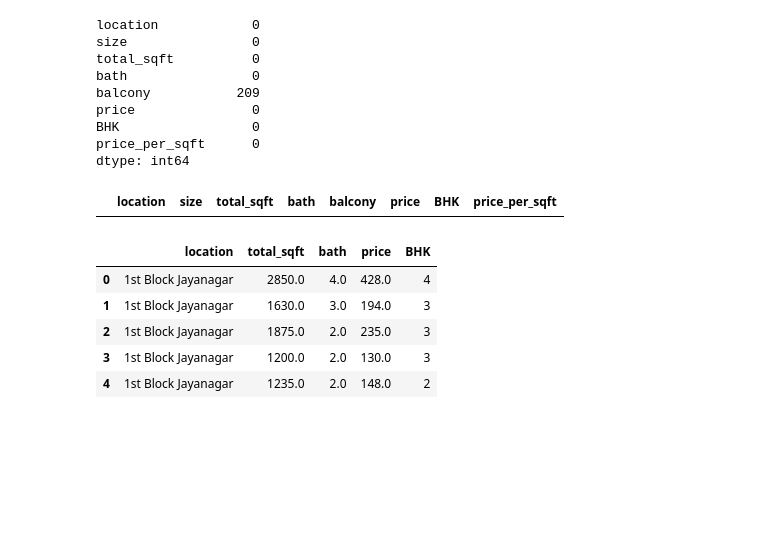
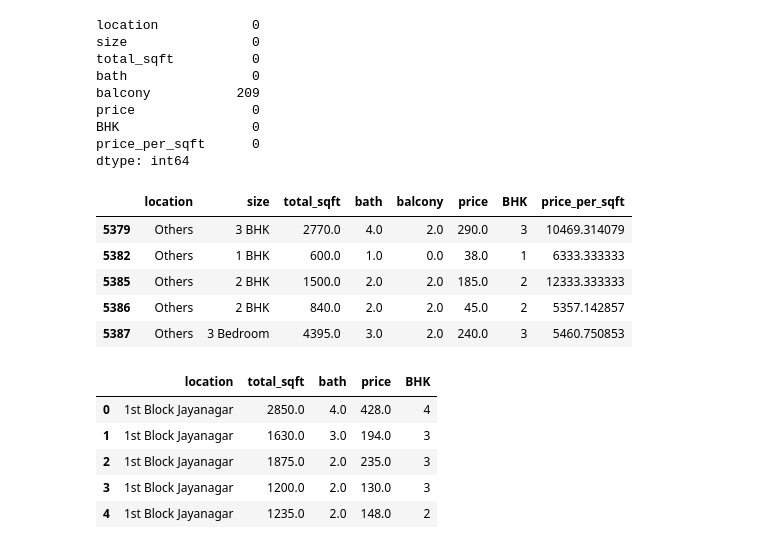
Before and after one commit to Pritush09/Real-Estate-Price-Prediction-Project, a Jupyter notebook: House Prediction Model.ipynb, the cells around one changed output. Cells and saved outputs as stored; diff of their text form; code cells hidden in the pictures; blank space fills up the shorter version.

```diff
--- a/House Prediction Model.ipynb
+++ b/House Prediction Model.ipynb
@@ -616,7 +616,3 @@ price               0
 BHK                 0
 price_per_sqft      0
 dtype: int64
-# %%
-df8[(df8.balcony==10) ]
-# %% [output]
-|  | location | size | total_sqft | bath | balcony | price | BHK | price_per_sqft |
@@ -628,10 +618,0 @@ prof.to_file(output_file='output.html')
-# %%
-df9=df8.drop(['size','price_per_sqft','balcony'],axis='columns')
-df9.head()
-# %% [output]
-|  | location | total_sqft | bath | price | BHK |
-| 0 | 1st Block Jayanagar | 2850.0 | 4.0 | 428.0 | 4 |
-| 1 | 1st Block Jayanagar | 1630.0 | 3.0 | 194.0 | 3 |
-| 2 | 1st Block Jayanagar | 1875.0 | 2.0 | 235.0 | 3 |
-| 3 | 1st Block Jayanagar | 1200.0 | 2.0 | 130.0 | 3 |
-| 4 | 1st Block Jayanagar | 1235.0 | 2.0 | 148.0 | 2 |
@@ -639,0 +619,9 @@ df9.head()
+# %%
+df8[df8.location=='Others'].head()
+# %% [output]
+|  | location | size | total_sqft | bath | balcony | price | BHK | price_per_sqft |
+| 5379 | Others | 3 BHK | 2770.0 | 4.0 | 2.0 | 290.0 | 3 | 10469.314079 |
+| 5382 | Others | 1 BHK | 600.0 | 1.0 | 0.0 | 38.0 | 1 | 6333.333333 |
+| 5385 | Others | 2 BHK | 1500.0 | 2.0 | 2.0 | 185.0 | 2 | 12333.333333 |
+| 5386 | Others | 2 BHK | 840.0 | 2.0 | 2.0 | 45.0 | 2 | 5357.142857 |
+| 5387 | Others | 3 Bedroom | 4395.0 | 3.0 | 2.0 | 240.0 | 3 | 5460.750853 |
@@ -639,0 +633,10 @@ df9.head()
+# %%
+df9=df8.drop(['size','price_per_sqft','balcony'],axis='columns')
+df9.head()
+# %% [output]
+|  | location | total_sqft | bath | price | BHK |
+| 0 | 1st Block Jayanagar | 2850.0 | 4.0 | 428.0 | 4 |
+| 1 | 1st Block Jayanagar | 1630.0 | 3.0 | 194.0 | 3 |
+| 2 | 1st Block Jayanagar | 1875.0 | 2.0 | 235.0 | 3 |
+| 3 | 1st Block Jayanagar | 1200.0 | 2.0 | 130.0 | 3 |
+| 4 | 1st Block Jayanagar | 1235.0 | 2.0 | 148.0 | 2 |
```
Also changed, not shown: parts of 28 cells of this notebook.
